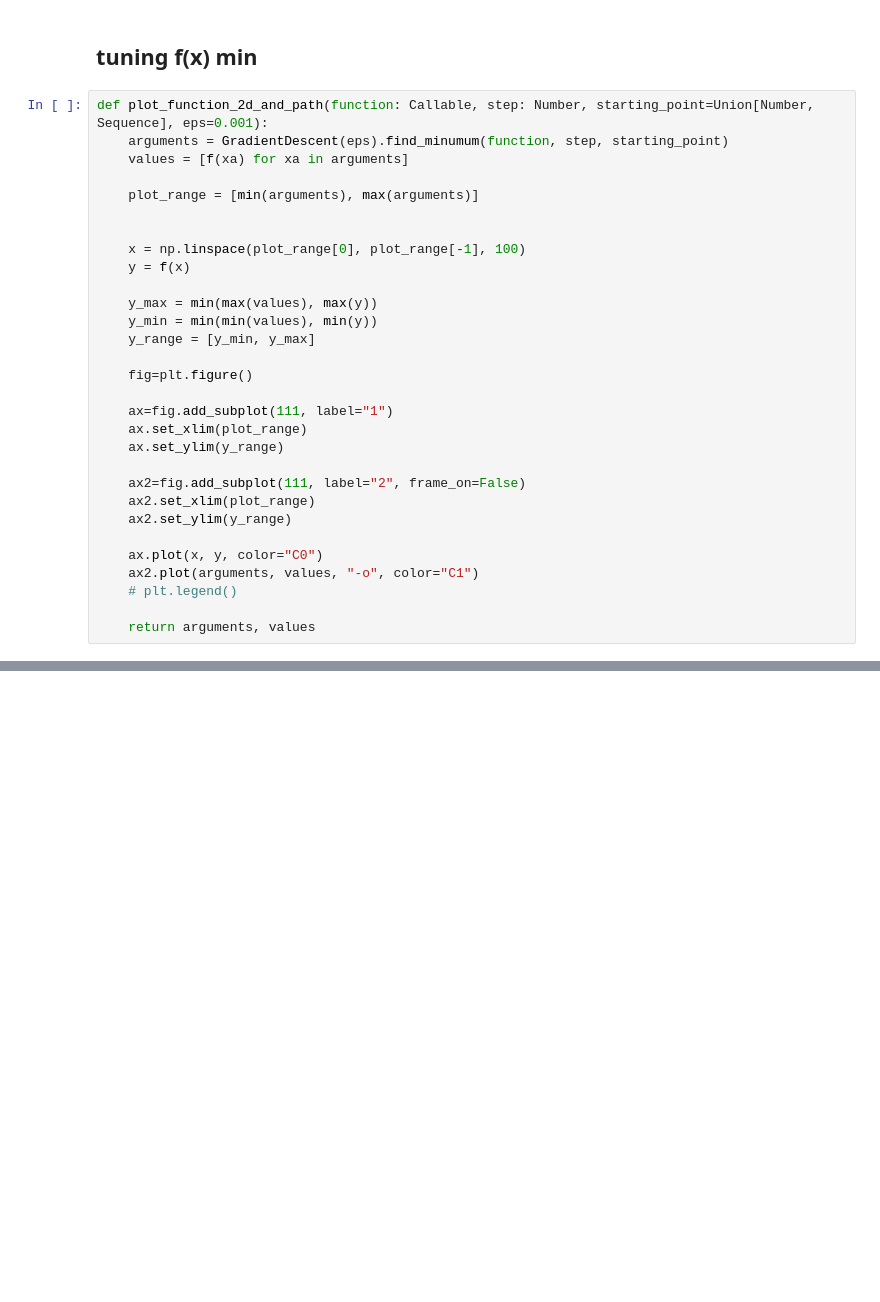
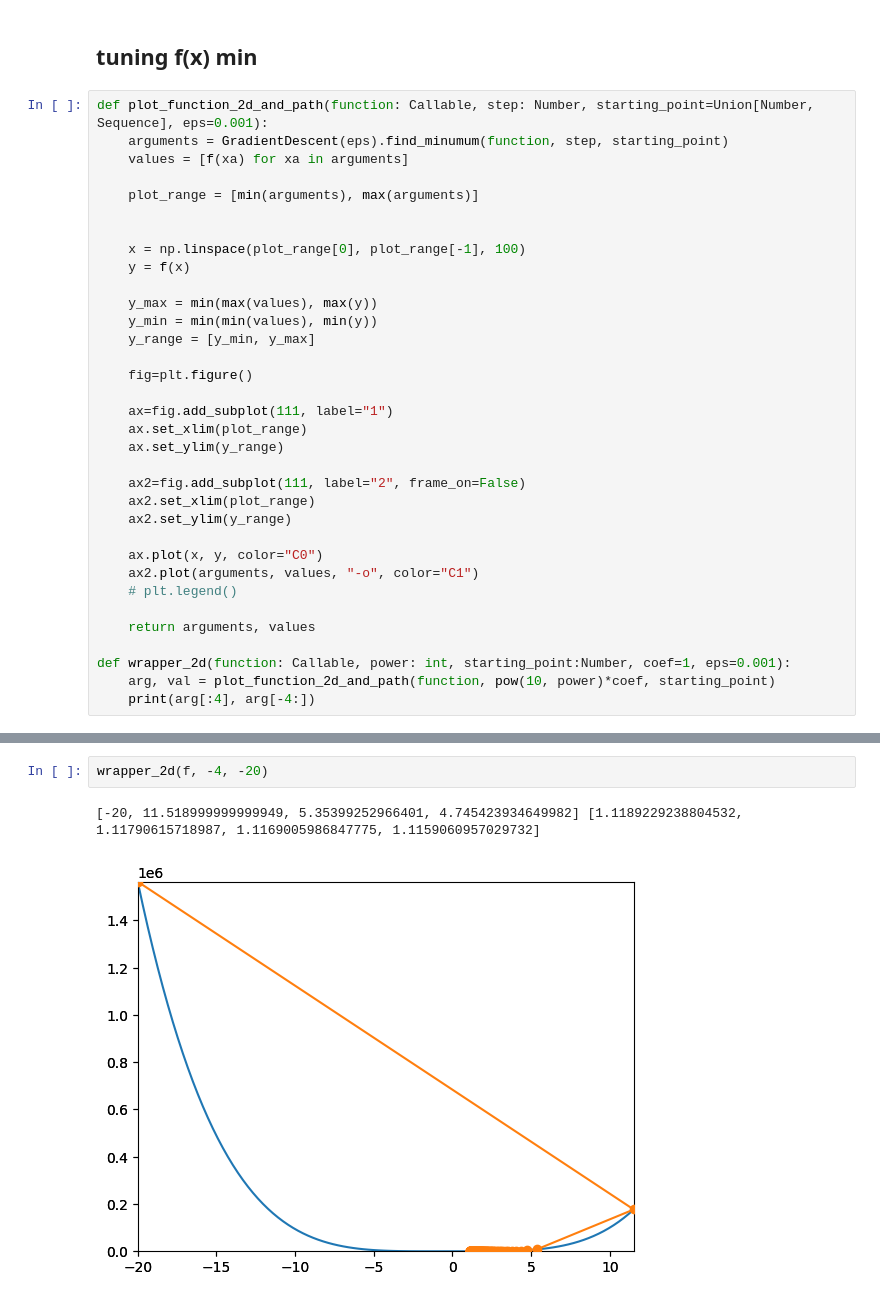
Before and after one commit to wz7475/gradient-descent, a Jupyter notebook: lab1.ipynb, the cells around one changed output, grey strips where cells are left out. Drawn from its saved outputs; the diff is of its cells as text; blank space fills up the shorter version.

```diff
--- a/lab1.ipynb
+++ b/lab1.ipynb
@@ -144,3 +144,7 @@ def plot_function_2d_and_path(function: Callable, step: Number, starting_point=U
     # plt.legend()
 
     return arguments, values
+
+def wrapper_2d(function: Callable, power: int, starting_point:Number, coef=1, eps=0.001):
+    arg, val = plot_function_2d_and_path(function, pow(10, power)*coef, starting_point)
+    print(arg[:4], arg[-4:])
@@ -150,0 +155,5 @@ arg, val = plot_function_2d_and_path(f, 0.001, -4)
+# %%
+wrapper_2d(f, -4, -20)
+# %% [output]
+[-20, 11.518999999999949, 5.35399252966401, 4.745423934649982] [1.1189229238804532, 1.11790615718987, 1.1169005986847775, 1.1159060957029732]
+[figure, added]
```
Also changed, not shown: parts of 14 cells of this notebook.
